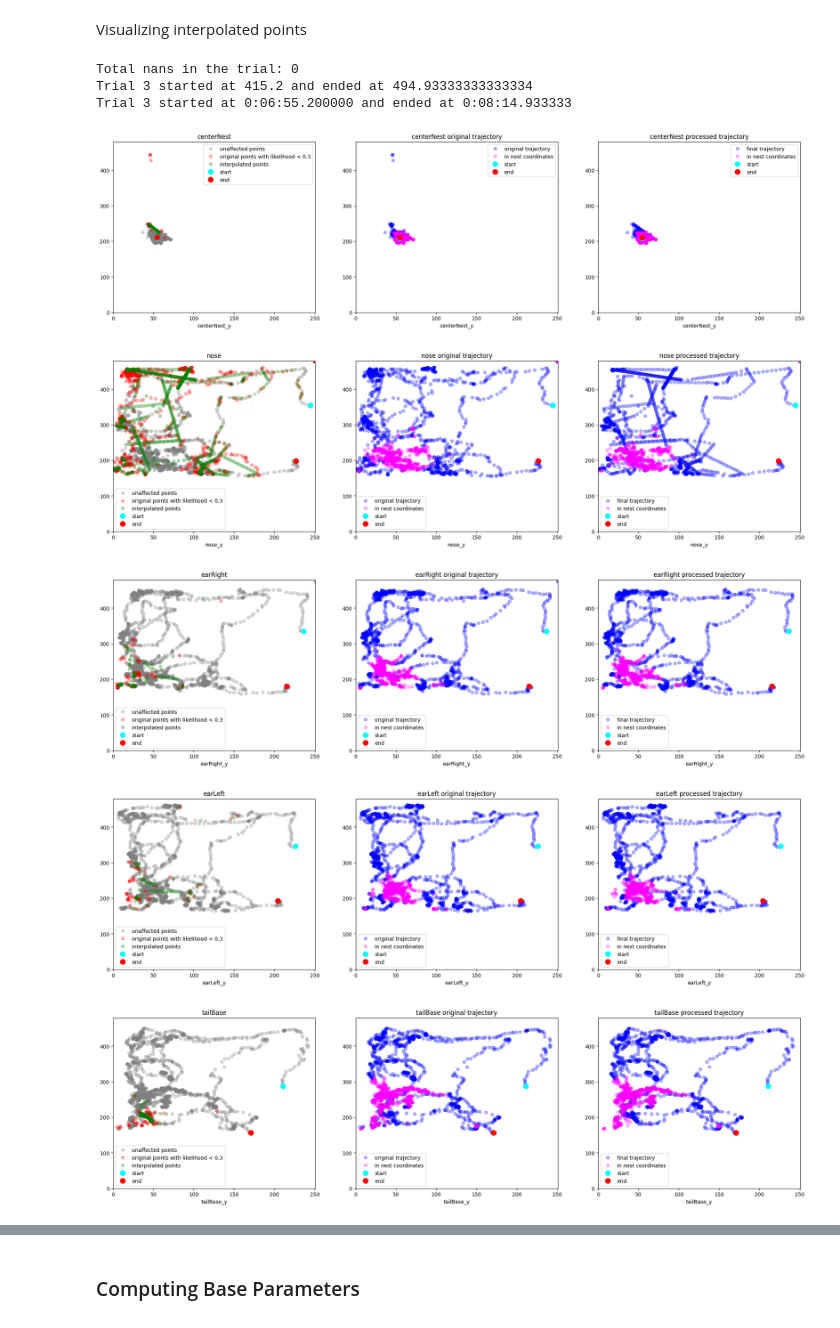
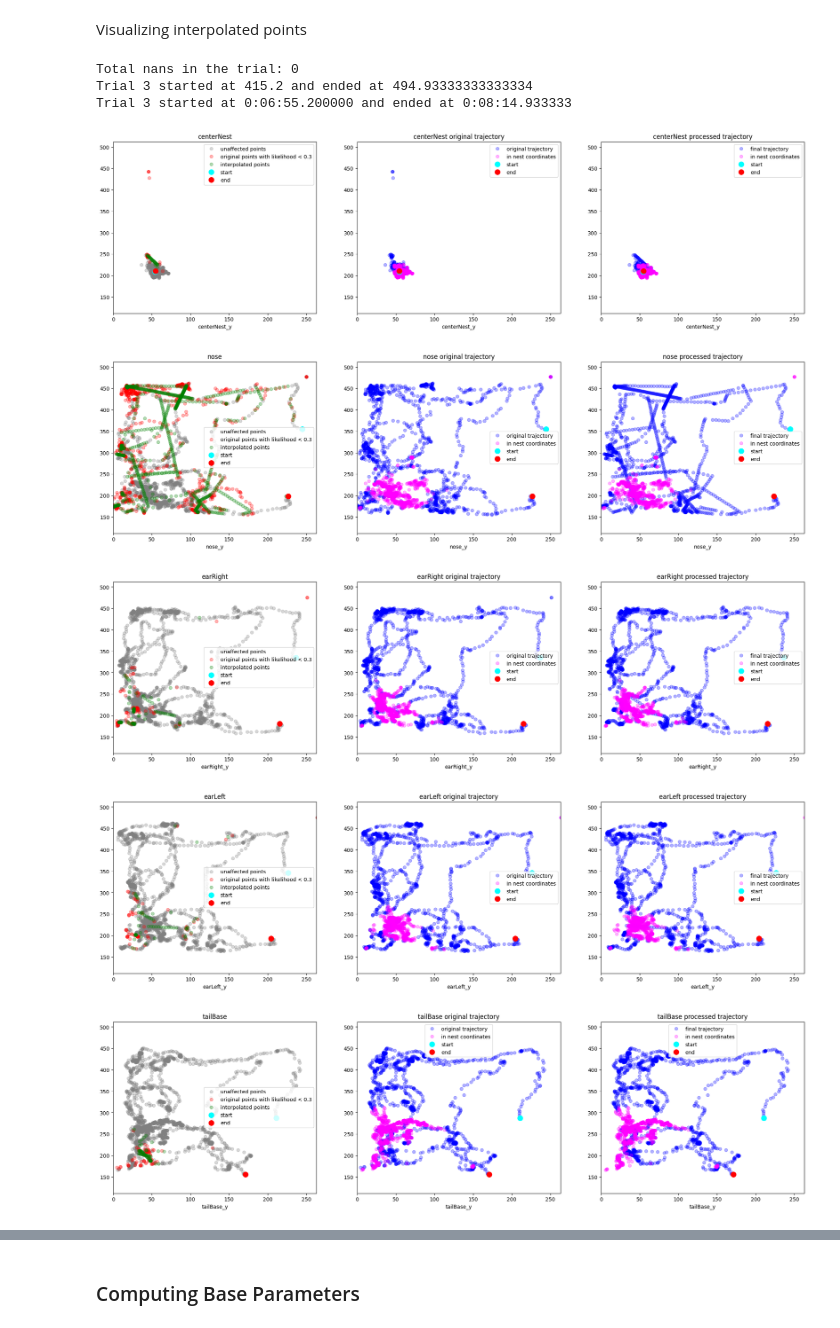
Before and after one commit to danaebroustail/Project, a Jupyter notebook: toolbox_notebook.ipynb, the cells around one changed output, grey strips where cells are left out. Drawn from its saved outputs; the diff is of its cells as text; code cells hidden in the pictures.

```diff
--- a/toolbox_notebook.ipynb
+++ b/toolbox_notebook.ipynb
@@ -91,6 +63,9 @@ df_DLC.head(3)
 # %%
 BF = BehaviourFeatureExtractor("config.json")
 
+xmax, ymax = BF.config["arena_bounds"]["xmax"], BF.config["arena_bounds"]["ymax"]
+xmin, ymin = BF.config["arena_bounds"]["xmin"], BF.config["arena_bounds"]["ymin"]
+
 trial_1_DLC = BF.extract_trial_from_DLC(df_DLC, df_summary, trial_num = 1)
 # %%
 trial_1_DLC.head(3)
@@ -213,7 +149,10 @@ trial_DLC_flagged = BF.flag_nest_coordinates(trial_DLC, minimum_distance_to_nest
 trial_DLC_flagged_intepolated = BF.filter_low_likelihoods_and_interpolate(trial_DLC_flagged,
                                                                           dict_body_parts_to_coords,
                                                                           threshold=threshold)
+
+
 mask_nest = trial_DLC_flagged["in_nest"]
+
 
 for body_part in dict_body_parts_to_coords.keys():
 
@@ -228,58 +167,58 @@ for body_part in dict_body_parts_to_coords.keys():
         fig, ax = plt.subplots(1, 3, figsize=(24, 6))
 
         trial_DLC_flagged.loc[~mask_interpolated].plot(x=dict_body_parts_to_coords[body_part]["y"], y=dict_body_parts_to_coords[body_part]["x"],
-                                                       style='o', ax=ax[0], xlim=(0, ylim), ylim=(0, xlim), color = 'grey', alpha = 0.3, label = "unaffected points")
+                                                       style='o', ax=ax[0], xlim=(ymin, ymax), ylim=(xmin, xmax), color = 'grey', alpha = 0.3, label = "unaffected points")
 
         # plot original points in red if likelihood is low, label = "original points with low likelihood"
         trial_DLC_flagged.loc[mask_interpolated].plot(x=dict_body_parts_to_coords[body_part]["y"], y=dict_body_parts_to_coords[body_part]["x"],
-                                                       style='o', ax=ax[0], xlim=(0, ylim), ylim=(0, xlim), color = 'red', alpha = 0.3, label = f"original points with likelihood < {threshold}")
+                                                       style='o', ax=ax[0], xlim=(ymin, ymax), ylim=(xmin, xmax), color = 'red', alpha = 0.3, label = f"original points with likelihood < {threshold}")
 
         # plot interpolated points in green if likelihood is low and mouse is out of the nest, label = "interpolated points"
         trial_DLC_flagged_intepolated.loc[mask_interpolated].plot(x=dict_body_parts_to_coords[body_part]["y"], y=dict_body_parts_to_coords[body_part]["x"],
-                                                       style='o', ax=ax[0], xlim=(0, ylim), ylim=(0, xlim), color = 'green', alpha = 0.3, label = "interpolated points")
+                                                       style='o', ax=ax[0], xlim=(ymin, ymax), ylim=(xmin, xmax), color = 'green', alpha = 0.3, label = "interpolated points")
 
         # plot original trajectory
 
         trial_DLC_flagged[~mask_nest].plot(x=dict_body_parts_to_coords[body_part]["y"], y=dict_body_parts_to_coords[body_part]["x"],
-                                             style='o', ax=ax[1], xlim=(0, ylim), ylim=(0, xlim), color = 'blue', alpha = 0.3, label = "original trajectory")
+                                             style='o', ax=ax[1], xlim=(ymin, ymax), ylim=(xmin, xmax), color = 'blue', alpha = 0.3, label = "original trajectory")
 
         trial_DLC_flagged[mask_nest].plot(x=dict_body_parts_to_coords[body_part]["y"], y=dict_body_parts_to_coords[body_part]["x"],
-                                           style='o', ax=ax[1], xlim=(0, ylim), ylim=(0, xlim), color = 'magenta', alpha = 0.3, label = "in nest coordinates")
+                                           style='o', ax=ax[1], xlim=(ymin, ymax), ylim=(xmin, xmax), color = 'magenta', alpha = 0.3, label = "in nest coordinates")
 
 
         # plot final trajectory
         trial_DLC_flagged_intepolated[~mask_nest].plot(x=dict_body_parts_to_coords[body_part]["y"], y=dict_body_parts_to_coords[body_part]["x"],
-                                           style='o', ax=ax[2], xlim=(0, ylim), ylim=(0, xlim), color = 'blue', alpha = 0.3, label = "final trajectory")
+                                           style='o', ax=ax[2], xlim=(ymin, ymax), ylim=(xmin, xmax), color = 'blue', alpha = 0.3, label = "final trajectory")
 
         trial_DLC_flagged_intepolated[mask_nest].plot(x=dict_body_parts_to_coords[body_part]["y"], y=dict_body_parts_to_coords[body_part]["x"],
-                                           style='o', ax=ax[2], xlim=(0, ylim), ylim=(0, xlim), color = 'magenta', alpha = 0.3, label = "in nest coordinates")
+                                           style='o', ax=ax[2], xlim=(ymin, ymax), ylim=(xmin, xmax), color = 'magenta', alpha = 0.3, label = "in nest coordinates")
 
 
         # mark the first point of the trajectory as a green dot, markersize = 10, label = "start"
         ax[0].plot(trial_DLC_flagged[dict_body_parts_to_coords[body_part]["y"]].iloc[0], trial_DLC_flagged_intepolated[dict_body_parts_to_coords[body_part]["x"]].iloc[0], 'o', color = 'cyan', markersize = 10, label = "start")
         ax[1].plot(trial_DLC_flagged[dict_body_parts_to_coords[body_part]["y"]].iloc[0], trial_DLC_flagged_intepolated[dict_body_parts_to_coords[body_part]["x"]].iloc[0], 'o', color = 'cyan', markersize = 10, label = "start")
         ax[2].plot(trial_DLC_flagged_intepolated[dict_body_parts_to_coords[body_part]["y"]].iloc[0], trial_DLC_flagged_intepolated[dict_body_parts_to_coords[body_part]["x"]].iloc[0], 'o', color = 'cyan', markersize = 10, label = "start")
 
         # mark the last point of the trajectory as a red dot, markersize = 10, label = "end"
         ax[0].plot(trial_DLC_flagged[dict_body_parts_to_coords[body_part]["y"]].iloc[-1], trial_DLC_flagged_intepolated[dict_body_parts_to_coords[body_part]["x"]].iloc[-1], 'o', color = 'red', markersize = 10, label = "end")
         ax[1].plot(trial_DLC_flagged[dict_body_parts_to_coords[body_part]["y"]].iloc[-1], trial_DLC_flagged_intepolated[dict_body_parts_to_coords[body_part]["x"]].iloc[-1], 'o', color = 'red', markersize = 10, label = "end")
         ax[2].plot(trial_DLC_flagged_intepolated[dict_body_parts_to_coords[body_part]["y"]].iloc[-1], trial_DLC_flagged_intepolated[dict_body_parts_to_coords[body_part]["x"]].iloc[-1], 'o', color = 'red', markersize = 10, label = "end")
 
         # set title of body part as title of the plot
         ax[0].set_title(body_part)
         ax[1].set_title(body_part+ " original trajectory")
         ax[2].set_title(body_part+ " processed trajectory")
 
         # plot legend
         ax[0].legend()
         ax[1].legend()
         ax[2].legend()
 # %% [output]
 Total nans in the trial: 0
 Trial 3 started at 415.2 and ended at 494.93333333333334
 Trial 3 started at 0:06:55.200000 and ended at 0:08:14.933333
-[figure, old version]
+[figure, new version]
-[figure, old version]
+[figure, new version]
-[figure, old version]
+[figure, new version]
-[figure, old version]
+[figure, new version]
-[figure, old version]
+[figure, new version]
```
Also changed, not shown: parts of 15 cells of this notebook.
